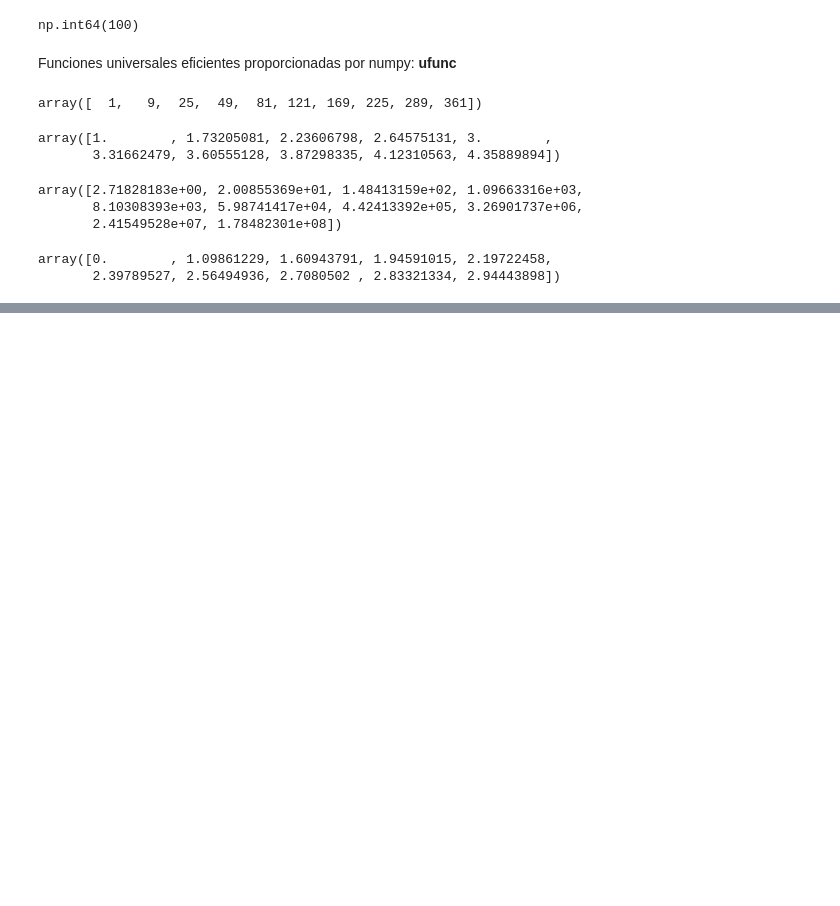
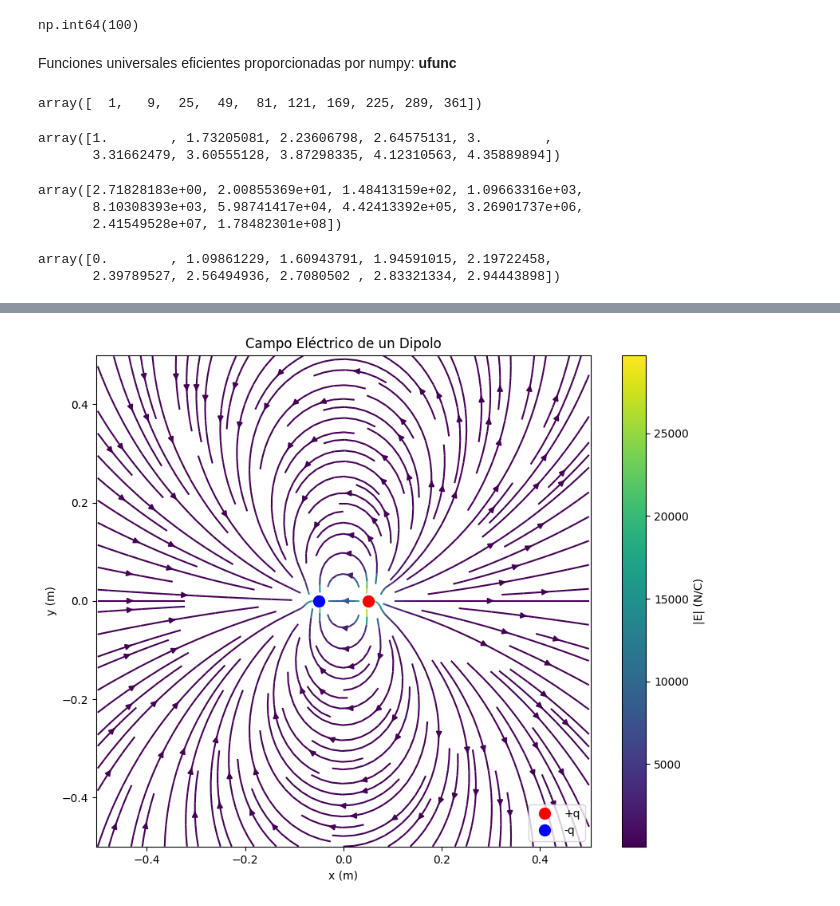
Before and after one commit to juareymal-ui/ML-AI-Lecture-Notes, a Jupyter notebook: 1_Introducci¢n a NumPy.ipynb, the cells around one changed output, grey strips where cells are left out. Drawn from its saved outputs; the diff is of its cells as text; code cells hidden in the pictures; blank space fills up the shorter version.

```diff
--- a/1_Introducci¢n a NumPy.ipynb
+++ b/1_Introducci¢n a NumPy.ipynb
@@ -416,0 +504,52 @@ array([0.        , 1.09861229, 1.60943791, 1.94591015, 2.19722458,
+# %%
+
+def campo_electrico_dipolo():
+    """
+    Calcula el campo eléctrico de un dipolo eléctrico
+    """
+    k = 8.99e9  # constante de Coulomb (N·m²/C²)
+    q = 1e-9  # carga (C)
+    d = 0.1  # separación entre cargas (m)
+
+    # Crear malla
+    x = np.linspace(-0.5, 0.5, 30)
+    y = np.linspace(-0.5, 0.5, 30)
+    X, Y = np.meshgrid(x, y)
+
+    # Posiciones de las cargas
+    pos_pos = np.array([d/2, 0])
+    pos_neg = np.array([-d/2, 0])
+
+    # Calcular campo eléctrico
+    Ex = np.zeros_like(X)
+    Ey = np.zeros_like(Y)
+
+    for i in range(len(x)):
+        for j in range(len(y)):
+            r_pos = np.array([X[j, i], Y[j, i]]) - pos_pos
+            r_neg = np.array([X[j, i], Y[j, i]]) - pos_neg
+
+            r_pos_mag = np.linalg.norm(r_pos)
+            r_neg_mag = np.linalg.norm(r_neg)
+
+            if r_pos_mag > 0.01 and r_neg_mag > 0.01:
+                E_pos = k * q * r_pos / r_pos_mag**3
+                E_neg = k * (-q) * r_neg / r_neg_mag**3
+
+                Ex[j, i] = E_pos[0] + E_neg[0]
+                Ey[j, i] = E_pos[1] + E_neg[1]
+
+    plt.figure(figsize=(10, 8))
+    plt.streamplot(X, Y, Ex, Ey, density=1.5, color=np.sqrt(Ex**2 + Ey**2))
+    plt.plot([pos_pos[0]], [pos_pos[1]], 'ro', markersize=10, label='+q')
+    plt.plot([pos_neg[0]], [pos_neg[1]], 'bo', markersize=10, label='-q')
+    plt.xlabel('x (m)')
+    plt.ylabel('y (m)')
+    plt.title('Campo Eléctrico de un Dipolo')
+    plt.legend()
+    plt.axis('equal')
+    plt.colorbar(label='|E| (N/C)')
+    plt.show()
+campo_electrico_dipolo()
+# %% [output]
+[figure, added]
```
Also changed, not shown: parts of 9 cells of this notebook.
